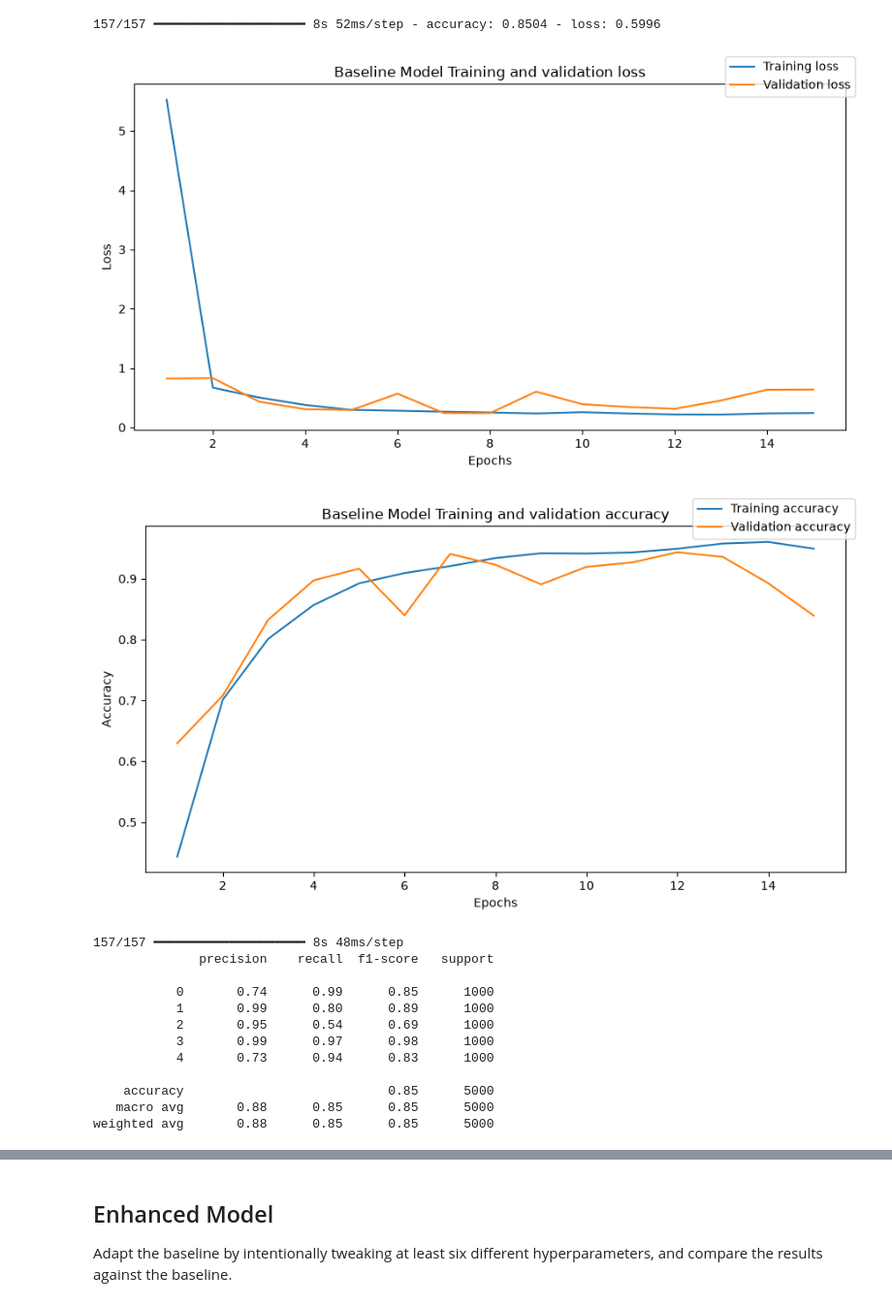
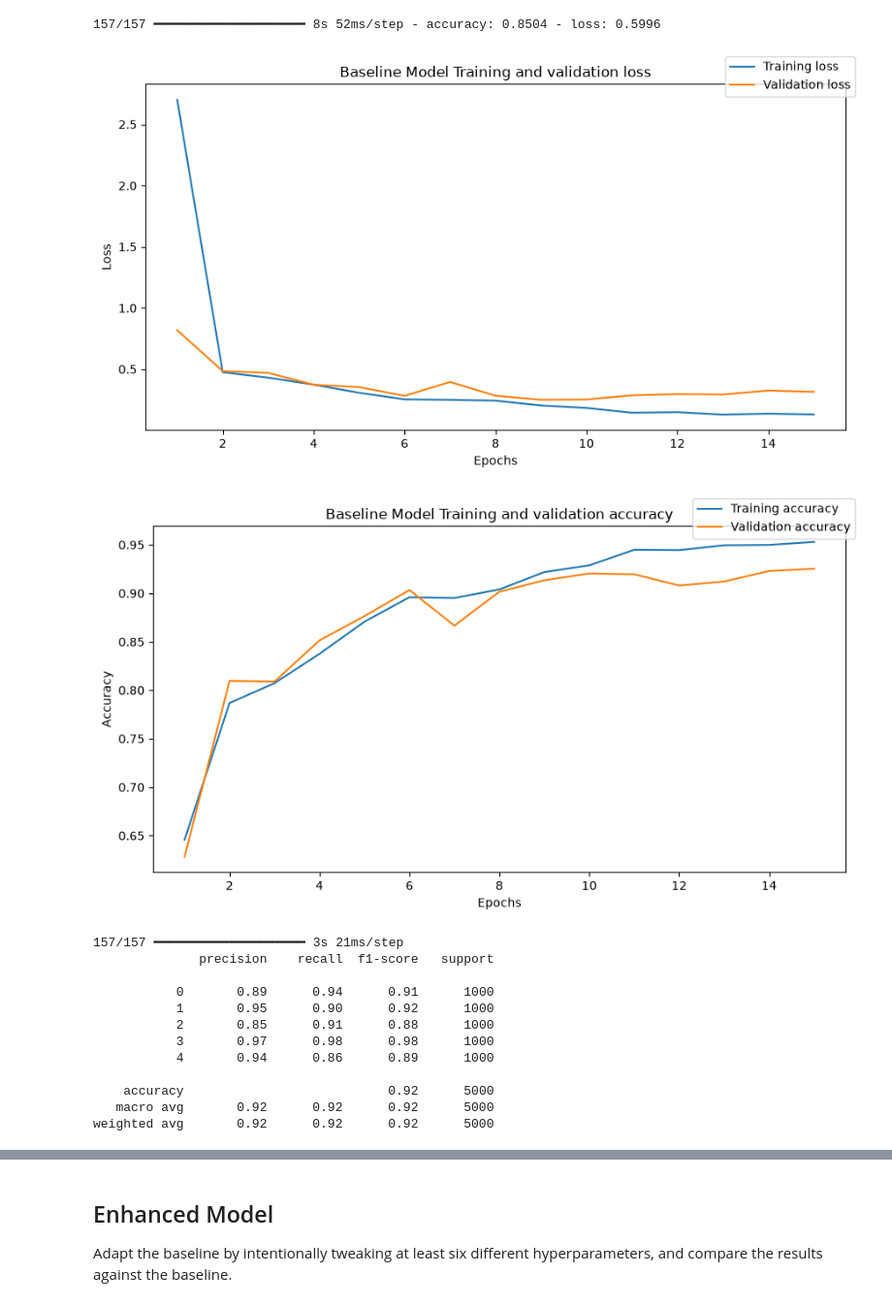
Before and after one commit to lordmana/Lung-and-Colon-Cancer-Classification, a Jupyter notebook: notebook/DL_Assignment_2026.ipynb, the cells around one changed output, grey strips where cells are left out. Shown at 97% size. Saved outputs shown, nothing was run; the diff lists cells and outputs as text; code cells hidden in the pictures.

```diff
--- a/notebook/DL_Assignment_2026.ipynb
+++ b/notebook/DL_Assignment_2026.ipynb
@@ -78,11 +81,11 @@ The images are kept as `uint8` (values 0-255) on purpose: the full array is abou
 `uint8` but would be 4.3 GB as `float32`. Keras casts each batch to float automatically
 during training, so you do not need to convert the whole array yourself.
 # %%
-# from pathlib import Path
+from pathlib import Path
 
-# cwd = os.getcwd()
-# data_dir = os.path.abspath(os.path.join(cwd, os.pardir))
-# content_dir = Path(data_dir) / "data/content"
+cwd = os.getcwd()
+data_dir = os.path.abspath(os.path.join(cwd, os.pardir))
+content_dir = Path(data_dir) / "data/content"
 
-# print(content_dir)
+print(content_dir)
 # %% [output]
@@ -262,8 +265,9 @@ from tensorflow.keras import layers
 
 def build_baseline_model(input_shape=(120, 120, 3)):
     model = models.Sequential()
+    model.add(layers.InputLayer(input_shape=input_shape))
 
-    model.add(layers.Conv2D(32, kernel_size=(3, 3), padding="same", activation="relu", input_shape=(input_shape)))
+    model.add(layers.Conv2D(32, kernel_size=(3, 3), padding="same", activation="relu"))
     model.add(layers.MaxPooling2D(2, 2))
 
     model.add(layers.Conv2D(64, kernel_size=(3, 3), padding="same", activation="relu"))
@@ -279,6 +283,7 @@ def build_baseline_model(input_shape=(120, 120, 3)):
     model.add(layers.Dense(5, activation="softmax"))
 
     model.compile(loss="categorical_crossentropy",
+                  optimizer="adam",
                   metrics=['accuracy'])
 
     return model
@@ -288,6 +293,7 @@ baseline_hist = baseline_model.fit(X_train,
                           y_train,
                           epochs=15,
                           validation_data=(X_val, y_val),
+                          batch_size=32,
                           verbose=0)
 # %%
 results_baseline = baseline_model.evaluate(X_test, y_test)
@@ -318,28 +324,23 @@ def plot_history(data_list, label_list, title, y_label):
 # %%
 history_dict = baseline_hist.history
 acc = history_dict["accuracy"]
 loss = history_dict["loss"]
 val_accuracy = history_dict["val_accuracy"]
 val_loss = history_dict["val_loss"]
 
 
 plot_history(data_list=[loss, val_loss],
              label_list=['Training loss', 'Validation loss'],
              title='Baseline Model Training and validation loss',
              y_label='Loss')
 
 plot_history(data_list=[acc, val_accuracy],
              label_list=['Training accuracy', 'Validation accuracy'],
              title='Baseline Model Training and validation accuracy',
              y_label='Accuracy')
-
-plot_history(data_list=[acc, val_accuracy],
-             label_list=['Training accuracy', 'Validation accuracy'],
-             title='Baseline Model Training and validation accuracy',
-             y_label='Accuracy')
 # %% [output]
-[figure, old version]
+[figure, new version]
-[figure, old version]
+[figure, new version]
 # %%
 import seaborn as sns
 from sklearn.metrics import classification_report, confusion_matrix, roc_curve, auc
@@ -352,18 +353,18 @@ y_test_classes = np.argmax(y_test, axis=1)
 
 print(classification_report(y_test_classes, y_predict_classes))
 # %% [output]
-157/157 ━━━━━━━━━━━━━━━━━━━━ 8s 48ms/step
+157/157 ━━━━━━━━━━━━━━━━━━━━ 3s 21ms/step
               precision    recall  f1-score   support
 
-           0       0.74      0.99      0.85      1000
-           1       0.99      0.80      0.89      1000
-           2       0.95      0.54      0.69      1000
-           3       0.99      0.97      0.98      1000
-           4       0.73      0.94      0.83      1000
+           0       0.89      0.94      0.91      1000
+           1       0.95      0.90      0.92      1000
+           2       0.85      0.91      0.88      1000
+           3       0.97      0.98      0.98      1000
+           4       0.94      0.86      0.89      1000
 
-    accuracy                           0.85      5000
-   macro avg       0.88      0.85      0.85      5000
-weighted avg       0.88      0.85      0.85      5000
+    accuracy                           0.92      5000
+   macro avg       0.92      0.92      0.92      5000
+weighted avg       0.92      0.92      0.92      5000
 # %%
 baseline_model.summary()
 # %% [output]
```
Also changed, not shown: parts of 16 cells of this notebook.
